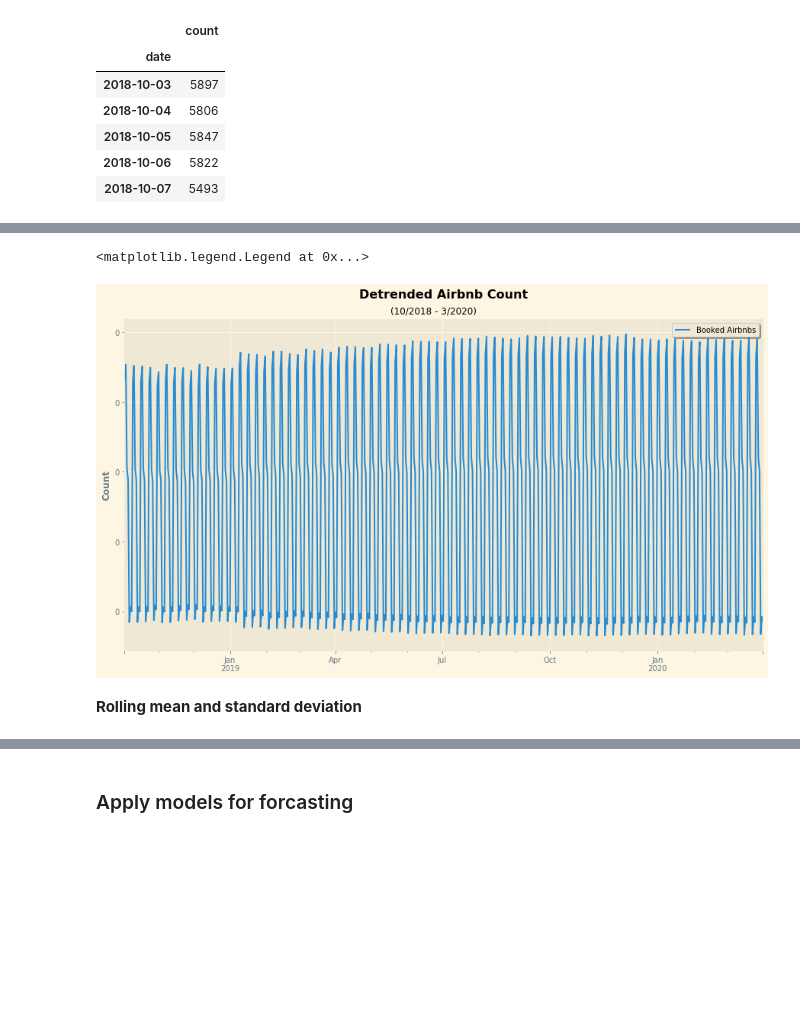
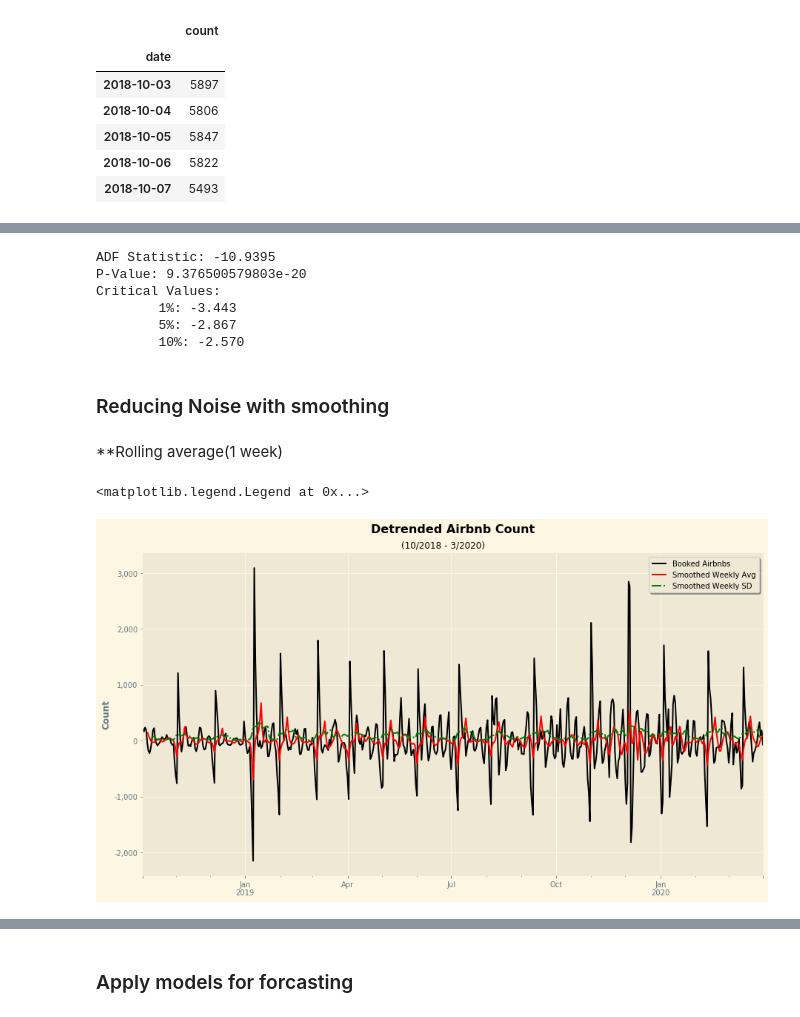
Before and after one commit to KishenSharma6/Airbnb-Analysis, a Jupyter notebook: Project Codes/05. Modeling/2020_0214_Calendar_TimeSeries.ipynb, the cells around one changed output, grey strips where cells are left out. Drawn from its saved outputs; the diff is of its cells as text; code cells hidden in the pictures; blank space fills up the shorter version.

```diff
--- a/Project Codes/05. Modeling/2020_0214_Calendar_TimeSeries.ipynb
+++ b/Project Codes/05. Modeling/2020_0214_Calendar_TimeSeries.ipynb
@@ -191,7 +191,7 @@ display(bookings_df.head())
 from statsmodels.tsa.seasonal import seasonal_decompose
 
 from pylab import rcParams
-rcParams['figure.figsize'] = 18, 16
+rcParams['figure.figsize'] = 18, 10
 
 #Fit seasonal_decompose to airbnb data
 result = seasonal_decompose(bookings_df, model='additive')
@@ -270,28 +258,55 @@ log_bookings_df
+# %%
+#Import Augmented Dickey-Fuller Test
+from statsmodels.tsa.stattools import adfuller
+
+#Implement on detrended timeseries
+result  = adfuller(detrended)
+
+#Print results
+print('ADF Statistic: {}'.format(round(result[0], 4)))
+print('P-Value: {}'.format(result[1]))
+print('Critical Values: ')
+for key, value in result[4].items():
+	print('\t%s: %.3f' % (key, value))
+# %% [output]
+ADF Statistic: -10.9395
+P-Value: 9.376500579803e-20
+Critical Values:
+        1%: -3.443
+        5%: -2.867
+        10%: -2.570
+# %% [markdown]
+### Reducing Noise with smoothing
+# %% [markdown]
+**Rolling average(1 week)
 # %%
-log_bookings_df = np.log(bookings_df)
+#Set figure
+fig, ax = plt.subplots(figsize = (15,8))
 
-#Remove seasolity from detrended
-deseasoned = log_bookings_df['count']/result_add.seasonal
+#Plot detrended data
+g = detrended.plot(color = 'black', ax = ax)
 
-#Plot deseasonedd data
-j = deseasoned.plot(figsize = (15,8))
+#Plot Weekly smoothing
+smooth_detrended = detrended.rolling(7, min_periods = 5).mean()
+j = smooth_detrended.plot(color = 'r',ax=ax)
+k = smooth_detrended.rolling(7, min_periods = 5).std().plot(linestyle = '-.', color = 'green',ax=ax)
+
+
 
 ###Set plot Aesthetics###
 #Title
-j.set_title('Detrended Airbnb Count', fontdict = title_dict, y = 1.05)
+g.set_title('Detrended Airbnb Count', fontdict = title_dict, y = 1.05)
 plt.suptitle('(10/2018 - 3/2020)', y = .91)
 
 #Axes
-j.get_yaxis().set_major_formatter(plt.FuncFormatter(lambda x, loc: "{:,}".format(int(x))))
+g.get_yaxis().set_major_formatter(plt.FuncFormatter(lambda x, loc: "{:,}".format(int(x))))
 
 #Labels
-j.set_ylabel('Count', fontdict = label_dict)
-j.set_xlabel('')
+g.set_ylabel('Count', fontdict = label_dict)
+g.set_xlabel('')
 
 #Legend
-j.legend(labels = ['Booked Airbnbs'],frameon = True, shadow = True)
+g.legend(labels = ['Booked Airbnbs', 'Smoothed Weekly Avg', 'Smoothed Weekly SD'],frameon = True, shadow = True)
 # %% [output]
 <matplotlib.legend.Legend at 0x...>
-[figure, old version]
+[figure, new version]
-# %% [markdown]
-**Rolling mean and standard deviation**
```
Also changed, not shown: parts of 23 cells of this notebook.
